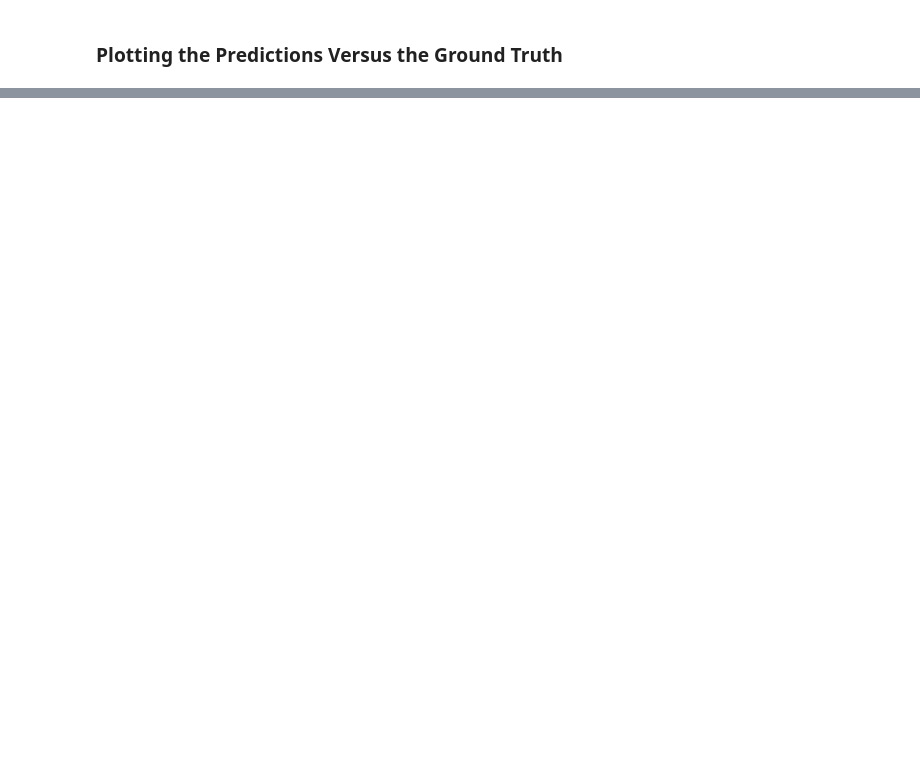
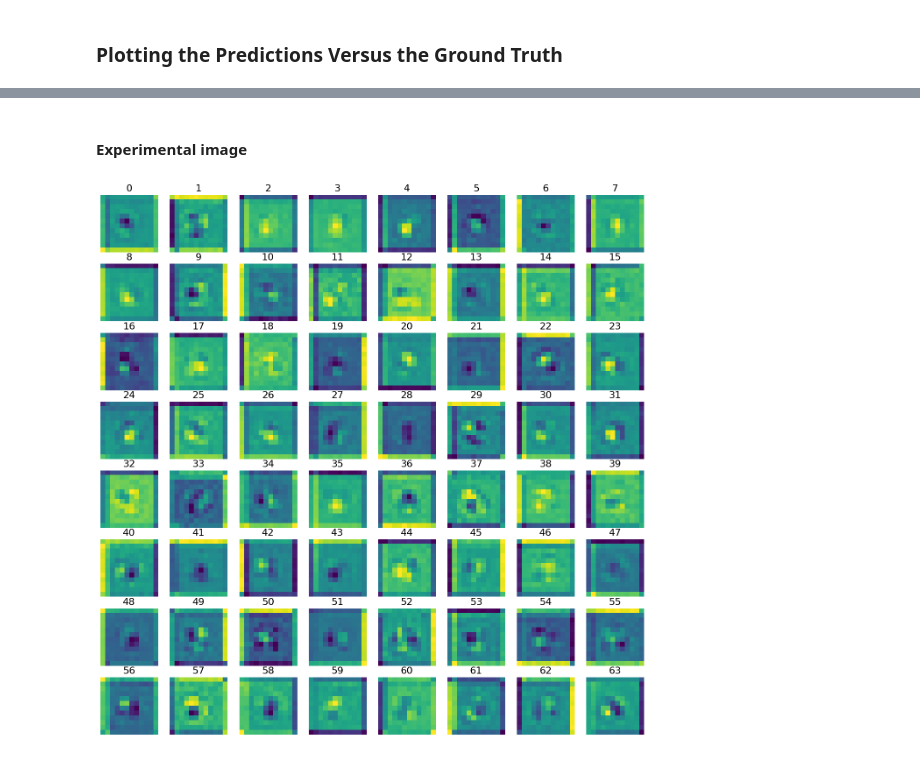
Before and after one commit to akhandait/advanced-machine-learning-with-neural-networks-homeworks, a Jupyter notebook: homeworks/hw1_problem4.ipynb, the cells around one changed output, grey strips where cells are left out. Drawn from its saved outputs; the diff is of its cells as text; code cells hidden in the pictures; blank space fills up the shorter version.

```diff
--- a/homeworks/hw1_problem4.ipynb
+++ b/homeworks/hw1_problem4.ipynb
@@ -294,0 +371,20 @@ plt.show()
+# %% [markdown]
+#### Experimental image
+# %%
+for block in cnn_ann_regressor.model[0].blocks:
+    layer = block.layer
+    if block == cnn_ann_regressor.model[0].blocks[2]:
+        handle_hook = layer.register_forward_hook(hook_func_plot)
+    else:
+        handle_hook = layer.register_forward_hook(hook_func_no_plot)
+
+    # handle_hook = layer.register_forward_hook(hook_func)
+
+    try:
+        pred = cnn_ann_regressor.model(exp_sample.unsqueeze(0))
+    except Exception as e:
+        print(f"An error occurred during model prediction: {e}")
+    finally:
+        handle_hook.remove()
+# %% [output]
+[figure, added]
```
Also changed, not shown: parts of 26 cells of this notebook.
